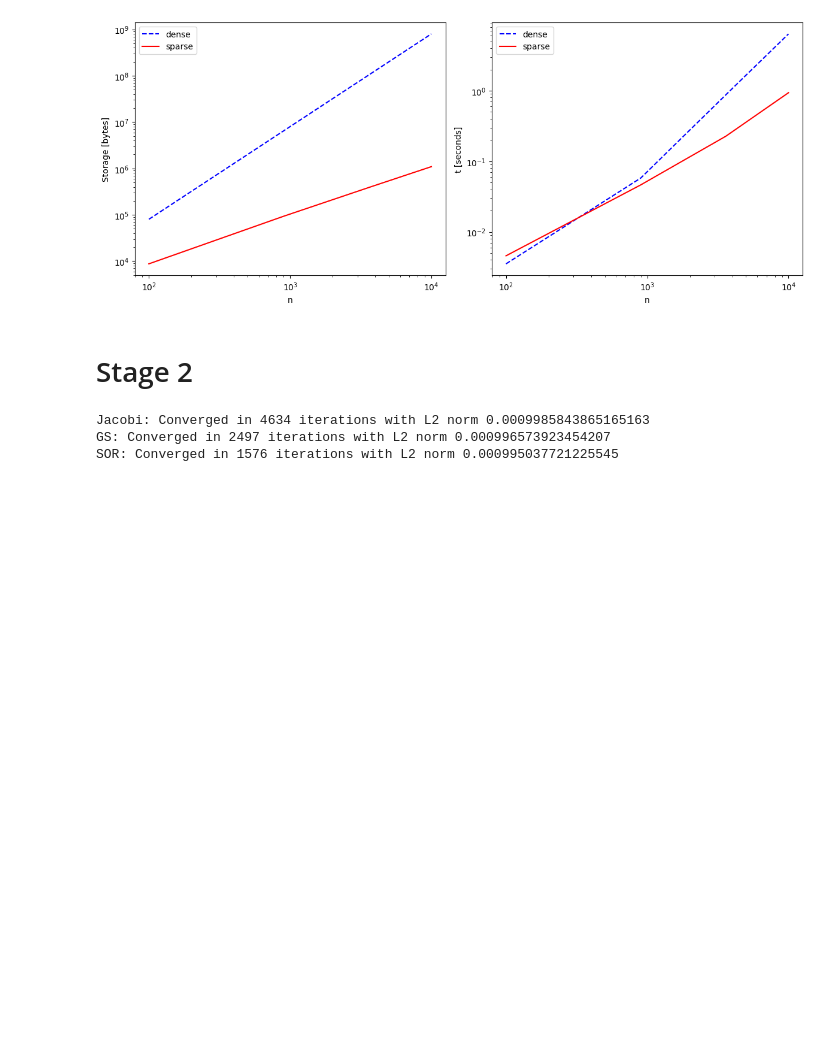
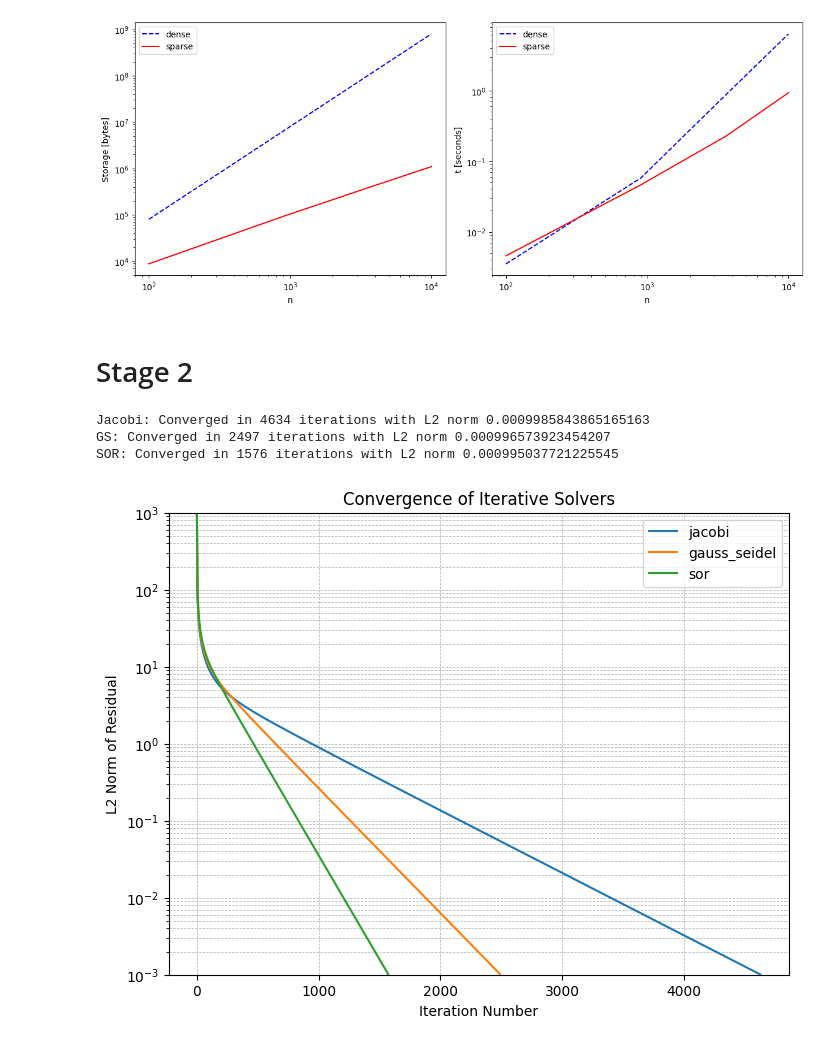
Before and after one commit to Nik0k01/CTFD, a Jupyter notebook: notebooks/Nikodem_Dabrowski_ex5.ipynb, the cells around one changed output. Drawn from its saved outputs; the diff is of its cells as text; code cells hidden in the pictures; blank space fills up the shorter version.

Commit message:
Plot of convergance

```diff
--- a/notebooks/Nikodem_Dabrowski_ex5.ipynb
+++ b/notebooks/Nikodem_Dabrowski_ex5.ipynb
@@ -1179,7 +1179,7 @@ class CustomSteadyHeat2D_FVM(SteadyHeat2D_FVM):
         self.iters_to_save = {it: idx for idx, it in enumerate(
             np.linspace(0, max_iter, self.max_size, dtype=int)
         )}
-        self.it_history = np.ndarray((self.max_size, 2), dtype=float)  # To store iteration number and l2 norm
+        self.it_history = np.zeros((self.max_size, 2), dtype=float)  # To store iteration number and l2 norm
 
         if solver_type == 'jacobi':
             for it in range(max_iter):
@@ -1254,7 +1254,6 @@ class CustomSteadyHeat2D_FVM(SteadyHeat2D_FVM):
             return T.reshape(dimY, dimX)
 
     def log_iteration_history(self, it, l2_norm):
-        if (it in self.iters_to_save):
             # Get the appropriate index in T_history
             idx = self.iters_to_save.get(it, self.max_size)
             # Update iteration error
@@ -1405,8 +1404,23 @@ iteration_data = {
 }
 for solver in solvers:
     T = heat.custom_solve(solver, max_iter=6000, tol=1e-3, omega=1.25)
-    iteration_data[solver] = heat.it_history
+    iteration_data[solver] = heat.it_history.copy()
 # %% [output]
 Jacobi: Converged in 4634 iterations with L2 norm 0.0009985843865165163
 GS: Converged in 2497 iterations with L2 norm 0.000996573923454207
 SOR: Converged in 1576 iterations with L2 norm 0.000995037721225545
+# %%
+plt.figure(figsize=(8, 6))
+for solver in solvers:
+    iters = iteration_data[solver][:, 0]
+    l2_norms = iteration_data[solver][:, 1]
+    plt.semilogy(iters, l2_norms, label=solver)
+plt.xlabel('Iteration Number')
+plt.ylabel('L2 Norm of Residual')
+plt.ylim(1e-3, 1e3)
+plt.grid(True, which="both", linestyle='--', linewidth=0.5)
+plt.title('Convergence of Iterative Solvers')
+plt.legend()
+plt.show()
+# %% [output]
+[figure, added]
```
